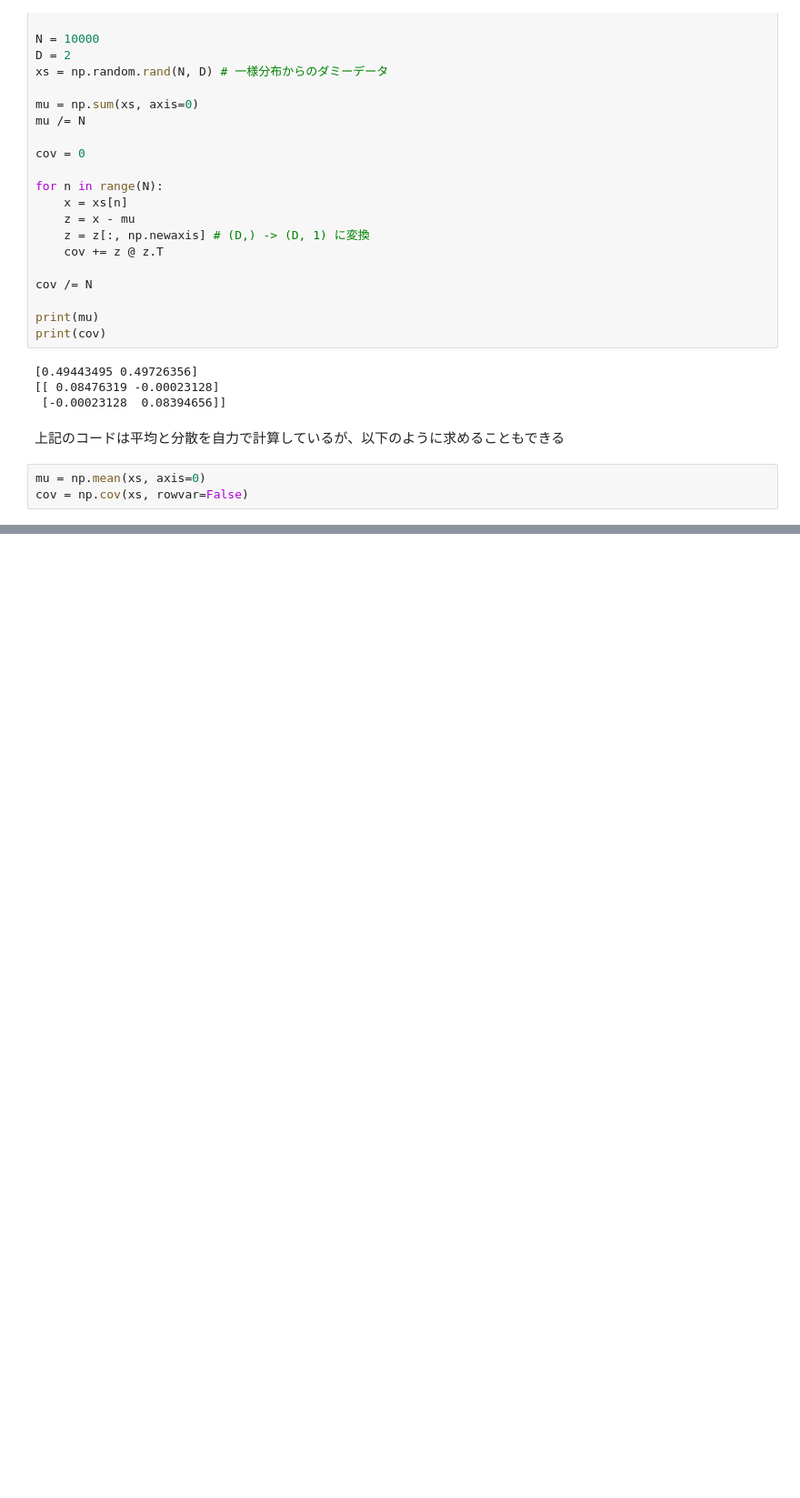
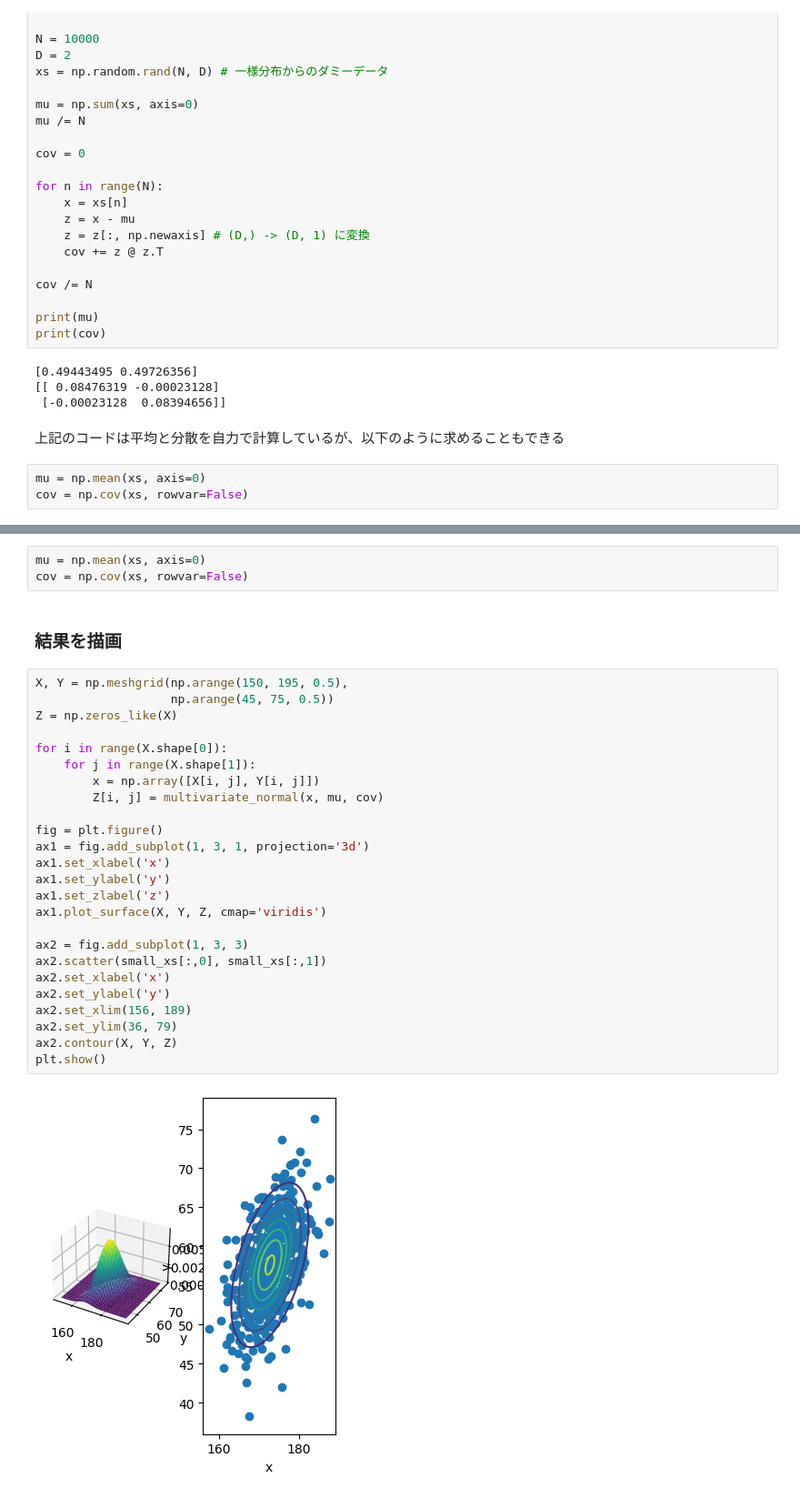
Before and after one commit to msdsm/oreilly-deeplearning-5, a Jupyter notebook: 03/03.ipynb, the cells around one changed output, grey strips where cells are left out. Shown at 91% size. Cells and saved outputs as stored; diff of their text form; blank space fills up the shorter version.

```diff
--- a/03/03.ipynb
+++ b/03/03.ipynb
@@ -271,0 +292,32 @@ cov = np.cov(xs, rowvar=False)
+# %%
+mu = np.mean(xs, axis=0)
+cov = np.cov(xs, rowvar=False)
+# %% [markdown]
+### 結果を描画
+# %%
+X, Y = np.meshgrid(np.arange(150, 195, 0.5),
+                   np.arange(45, 75, 0.5))
+Z = np.zeros_like(X)
+
+for i in range(X.shape[0]):
+    for j in range(X.shape[1]):
+        x = np.array([X[i, j], Y[i, j]])
+        Z[i, j] = multivariate_normal(x, mu, cov)
+
+fig = plt.figure()
+ax1 = fig.add_subplot(1, 3, 1, projection='3d')
+ax1.set_xlabel('x')
+ax1.set_ylabel('y')
+ax1.set_zlabel('z')
+ax1.plot_surface(X, Y, Z, cmap='viridis')
+
+ax2 = fig.add_subplot(1, 3, 3)
+ax2.scatter(small_xs[:,0], small_xs[:,1])
+ax2.set_xlabel('x')
+ax2.set_ylabel('y')
+ax2.set_xlim(156, 189)
+ax2.set_ylim(36, 79)
+ax2.contour(X, Y, Z)
+plt.show()
+# %% [output]
+[figure, added]
```
Also changed, not shown: parts of 4 cells of this notebook, 1 other file.
